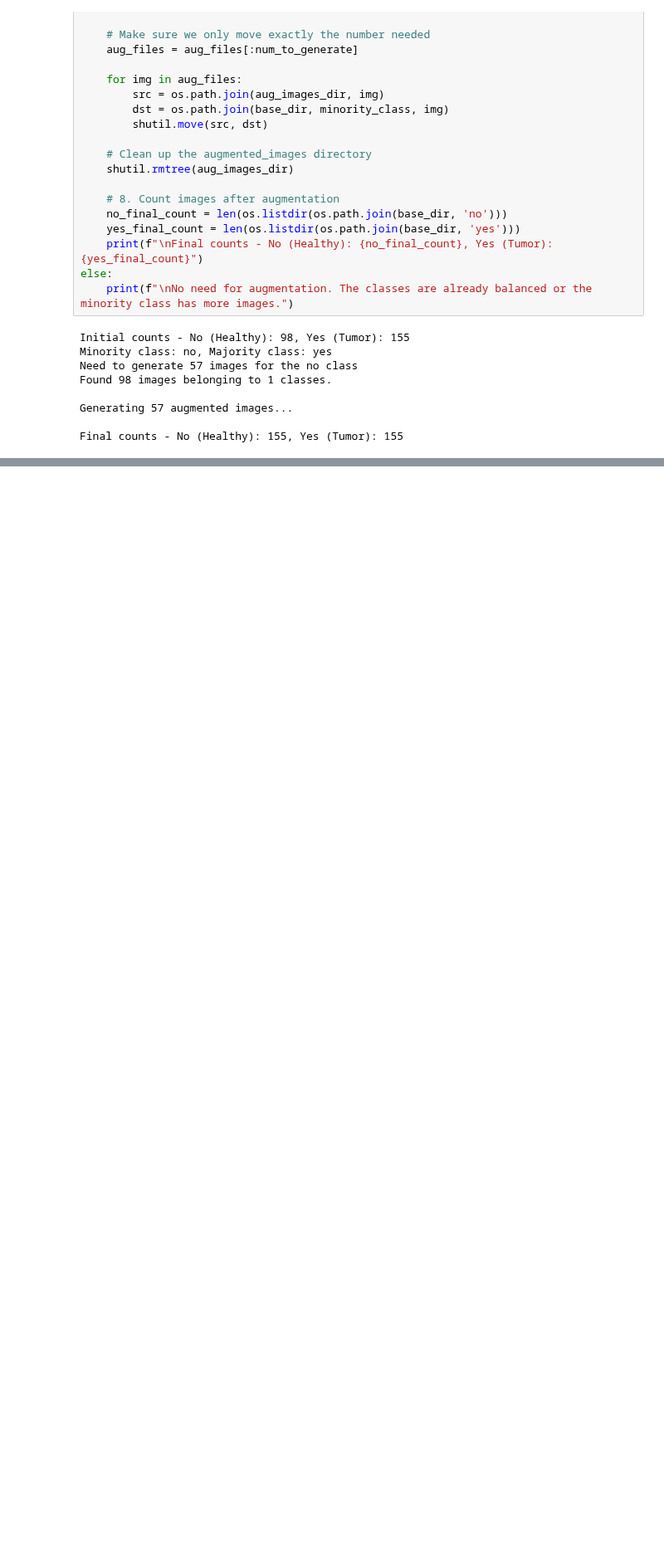
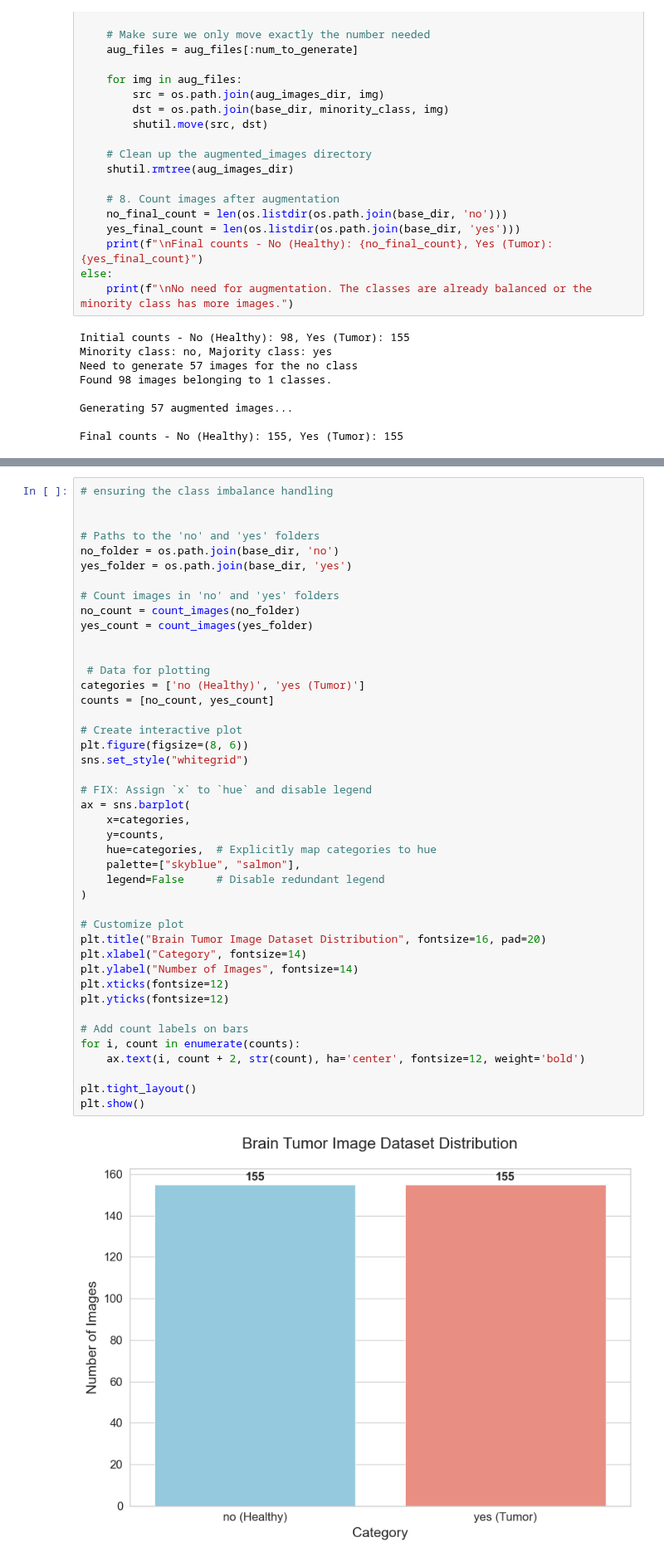
Before and after one commit to Malinda1/Advance_Brain_Tumor_Classification, a Jupyter notebook: Brain_Tumor_Classification..ipynb, the cells around one changed output, grey strips where cells are left out. Shown at 83% size. Drawn from its saved outputs; the diff is of its cells as text; blank space fills up the shorter version.

Commit message:
Ensuring the perfectly happening class imbalance handling

```diff
--- a/Brain_Tumor_Classification..ipynb
+++ b/Brain_Tumor_Classification..ipynb
@@ -287,0 +412,45 @@ Final counts - No (Healthy): 155, Yes (Tumor): 155
+# %%
+# ensuring the class imbalance handling
+
+
+# Paths to the 'no' and 'yes' folders
+no_folder = os.path.join(base_dir, 'no')
+yes_folder = os.path.join(base_dir, 'yes')
+
+# Count images in 'no' and 'yes' folders
+no_count = count_images(no_folder)
+yes_count = count_images(yes_folder)
+
+
+ # Data for plotting
+categories = ['no (Healthy)', 'yes (Tumor)']
+counts = [no_count, yes_count]
+
+# Create interactive plot
+plt.figure(figsize=(8, 6))
+sns.set_style("whitegrid")
+
+# FIX: Assign `x` to `hue` and disable legend
+ax = sns.barplot(
+    x=categories,
+    y=counts,
+    hue=categories,  # Explicitly map categories to hue
+    palette=["skyblue", "salmon"],
+    legend=False     # Disable redundant legend
+)
+
+# Customize plot
+plt.title("Brain Tumor Image Dataset Distribution", fontsize=16, pad=20)
+plt.xlabel("Category", fontsize=14)
+plt.ylabel("Number of Images", fontsize=14)
+plt.xticks(fontsize=12)
+plt.yticks(fontsize=12)
+
+# Add count labels on bars
+for i, count in enumerate(counts):
+    ax.text(i, count + 2, str(count), ha='center', fontsize=12, weight='bold')
+
+plt.tight_layout()
+plt.show()
+# %% [output]
+[figure, added]
```
Also changed, not shown: parts of 3 cells of this notebook, 1 other file.
